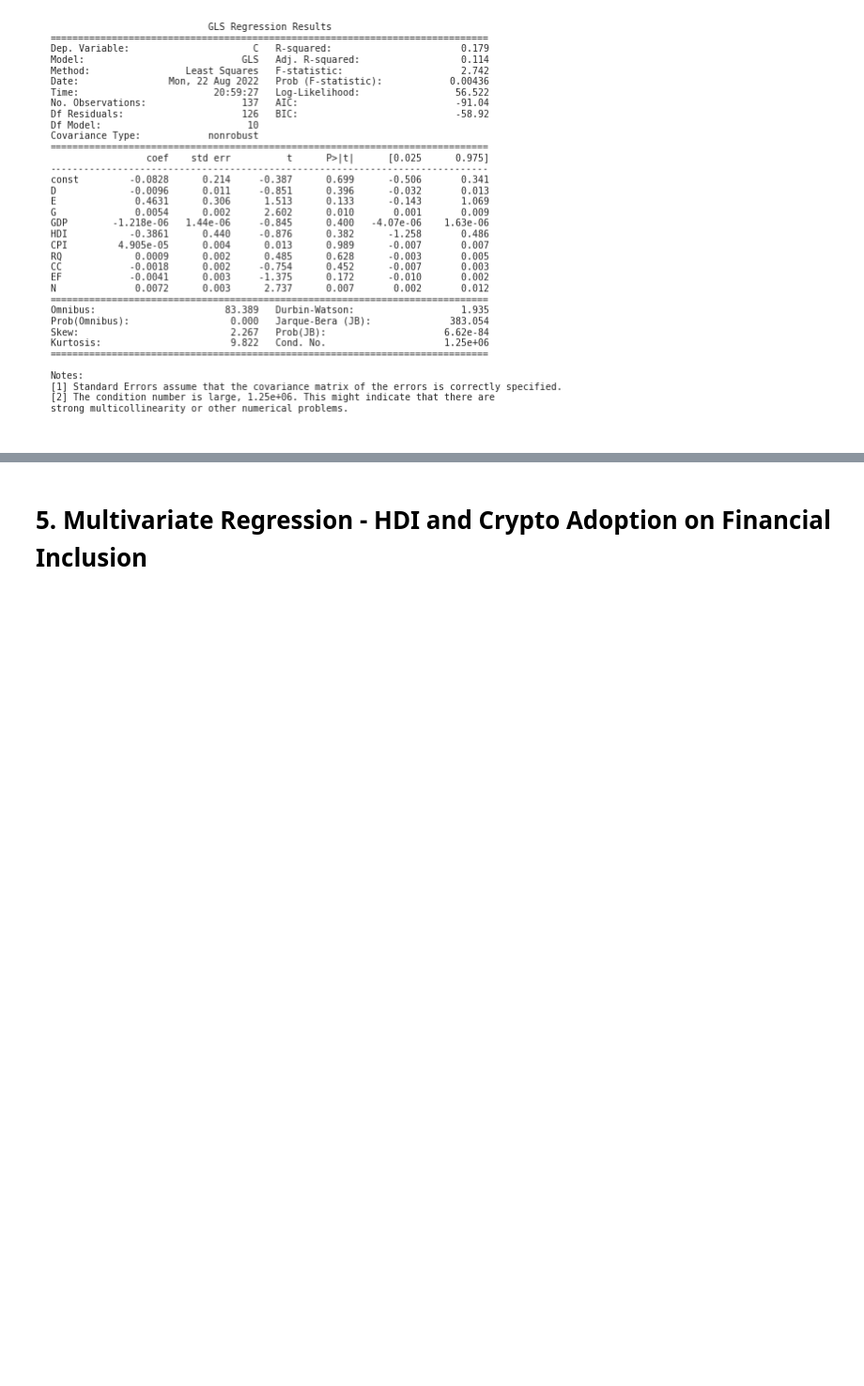
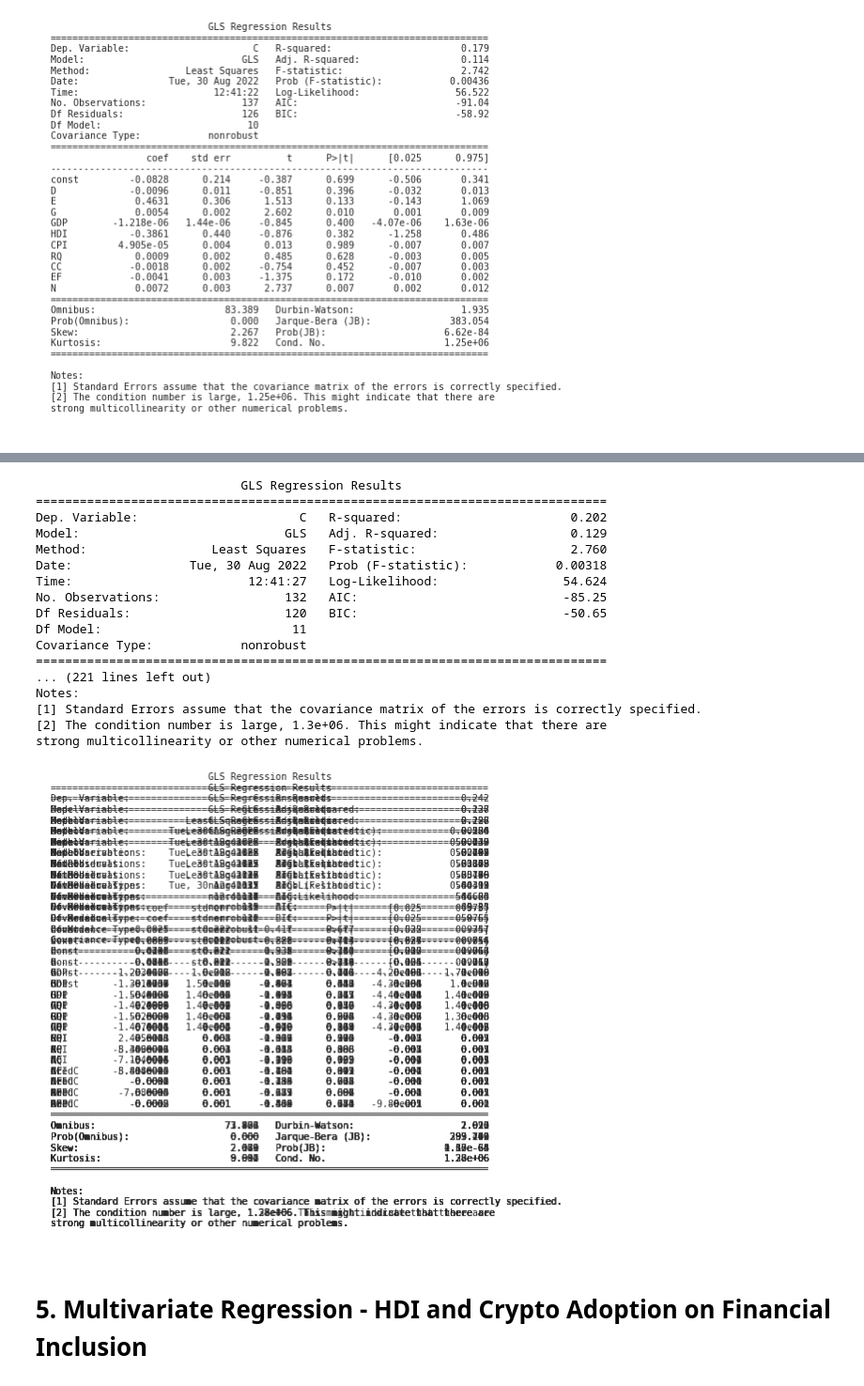
Before and after one commit to tlabarta/crypto_adoption_emerging_countries, a Jupyter notebook: data.ipynb, the cells around one changed output, grey strips where cells are left out. Shown at 94% size. Drawn from its saved outputs; the diff is of its cells as text; code cells hidden in the pictures; blank space fills up the shorter version.

```diff
--- a/data.ipynb
+++ b/data.ipynb
@@ -310,3 +390,48 @@ for n in range(12,18):
+# %%
+#Adding Financial Inclusion 2021 Indicators with each round - WITHOUT BMM
+y = df_all_2021['C']
+df_all_2021_no_bmm = df_all_2021.drop("BMM", axis=1)
+
+# with statsmodels
+
+for n in range(12,18):
+    x = df_all_2021_no_bmm.iloc[:, 1:n]
+    x = sm.add_constant(x) # adding a constant
+
+    model_2021 = sm.GLS(y, x).fit()
+    predictions = model_2021.predict(x)
+
+    print_model = model_2021.summary()
+    print(print_model)
+
+    #Save Result
+    plt.rc('figure', figsize=(12, 7))
+    plt.text(0.01, 0.05, str(model_2021.summary()), {'fontsize': 10}, fontproperties = 'monospace')
+    plt.axis('off')
+    plt.tight_layout()
+    plt.savefig('../crypto_adoption_emerging_countries/output/regression/model_2021_' + str(columncount) + '.png')
+
+    #Increase count
+    columncount = columncount + 1
+# %% [output]
+                            GLS Regression Results
+==============================================================================
+Dep. Variable:                      C   R-squared:                       0.202
+Model:                            GLS   Adj. R-squared:                  0.129
+Method:                 Least Squares   F-statistic:                     2.760
+Date:                Tue, 30 Aug 2022   Prob (F-statistic):            0.00318
+Time:                        12:41:27   Log-Likelihood:                 54.624
+No. Observations:                 132   AIC:                            -85.25
+Df Residuals:                     120   BIC:                            -50.65
+Df Model:                          11
+Covariance Type:            nonrobust
+==============================================================================
+... (221 lines left out)
+Notes:
+[1] Standard Errors assume that the covariance matrix of the errors is correctly specified.
+[2] The condition number is large, 1.3e+06. This might indicate that there are
+strong multicollinearity or other numerical problems.
+[figure, added]
 # %% [markdown]
 # 5. Multivariate Regression - HDI and Crypto Adoption on Financial Inclusion
 # %% [markdown]
```
Also changed, not shown: parts of 9 cells of this notebook, 52 other files.
